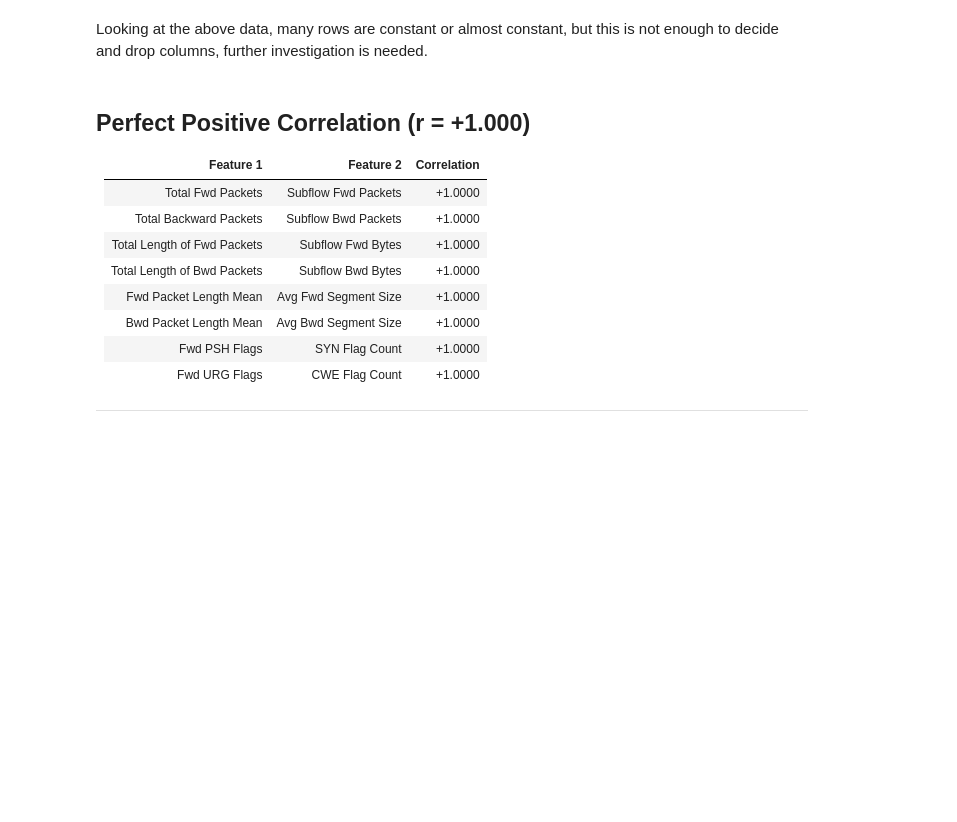
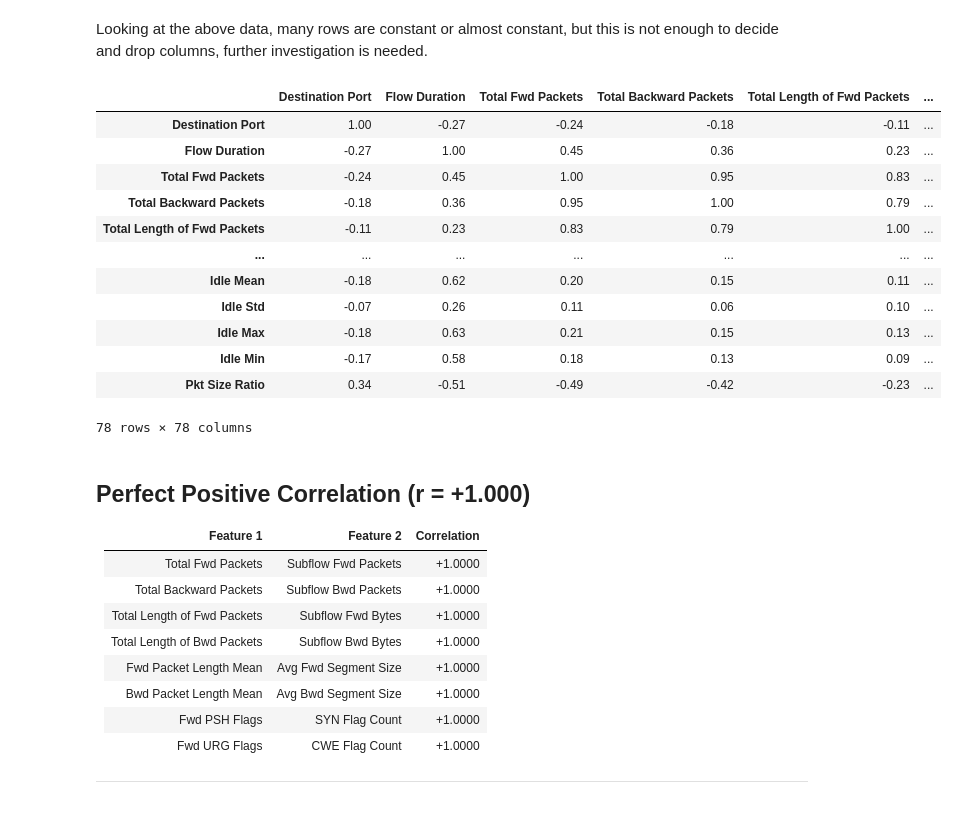
Before and after one commit to CoderHarshDew/Harsh_Dewangan_PBEL_3.0, a Jupyter notebook: notebooks/exploratory_data_analysis.ipynb, the cells around one changed output. Cells and saved outputs as stored; diff of their text form; code cells hidden in the pictures; blank space fills up the shorter version.

```diff
--- a/notebooks/exploratory_data_analysis.ipynb
+++ b/notebooks/exploratory_data_analysis.ipynb
@@ -398,7 +401,24 @@ Length: 78, dtype: float64
 Looking at the above data, many rows are constant or almost constant, but this is not enough to decide and drop columns, further investigation is needed.
 # %%
 corr = df.corr(numeric_only=True)
-corr.to_csv('../out/corr.csv')
+out_data_path = Path('../out/data/')
+out_data_path.mkdir(parents=True, exist_ok=True)
+# corr.to_csv(Path(out_data_path, 'corr.csv'))
+corr
+# %% [output]
+|  | Destination Port | Flow Duration | Total Fwd Packets | Total Backward Packets | Total Length of Fwd Packets | ... |
+| Destination Port | 1.00 | -0.27 | -0.24 | -0.18 | -0.11 | ... |
+| Flow Duration | -0.27 | 1.00 | 0.45 | 0.36 | 0.23 | ... |
+| Total Fwd Packets | -0.24 | 0.45 | 1.00 | 0.95 | 0.83 | ... |
+| Total Backward Packets | -0.18 | 0.36 | 0.95 | 1.00 | 0.79 | ... |
+| Total Length of Fwd Packets | -0.11 | 0.23 | 0.83 | 0.79 | 1.00 | ... |
+| ... | ... | ... | ... | ... | ... | ... |
+| Idle Mean | -0.18 | 0.62 | 0.20 | 0.15 | 0.11 | ... |
+| Idle Std | -0.07 | 0.26 | 0.11 | 0.06 | 0.10 | ... |
+| Idle Max | -0.18 | 0.63 | 0.21 | 0.15 | 0.13 | ... |
+| Idle Min | -0.17 | 0.58 | 0.18 | 0.13 | 0.09 | ... |
+| Pkt Size Ratio | 0.34 | -0.51 | -0.49 | -0.42 | -0.23 | ... |
+78 rows × 78 columns
 # %% [markdown]
 ## Perfect Positive Correlation (r = +1.000)
 
```
Also changed, not shown: parts of 15 cells of this notebook, 2 other files.
